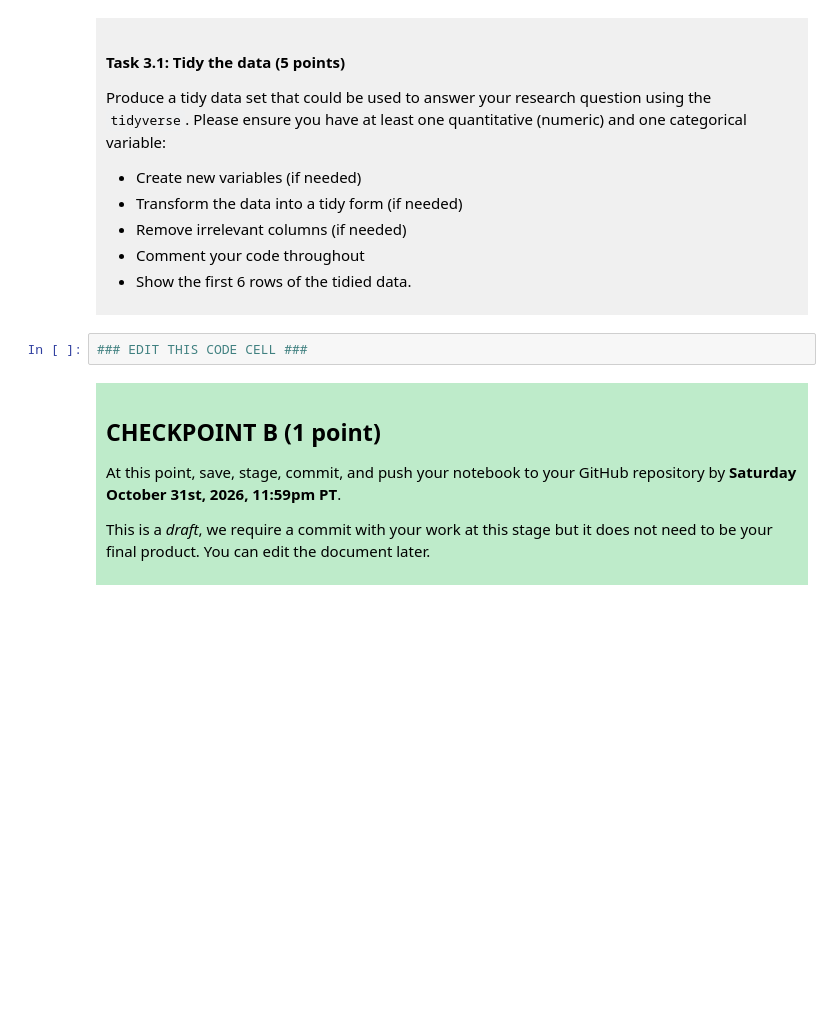
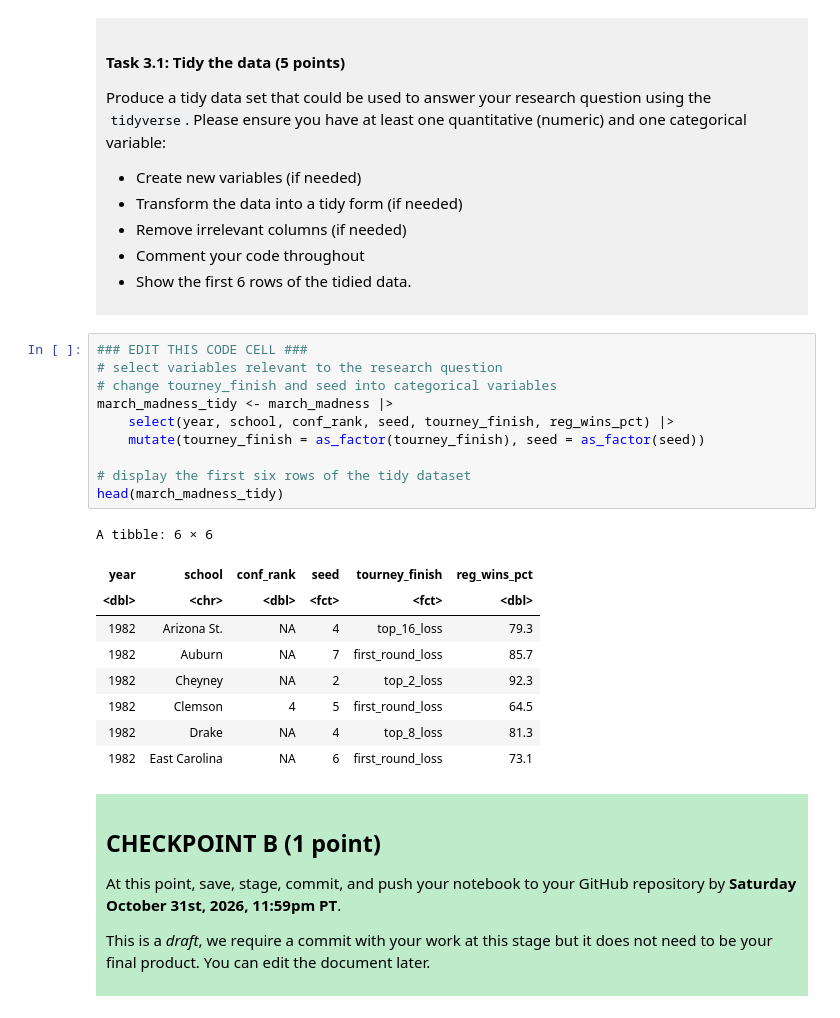
Before and after one commit to galipchen/dsci-100-project-galip-chen, a Jupyter notebook: dsci-100-project-notebook.ipynb, the cells around one changed output. Cells and saved outputs as stored; diff of their text form; blank space fills up the shorter version.

```diff
--- a/dsci-100-project-notebook.ipynb
+++ b/dsci-100-project-notebook.ipynb
@@ -190,6 +221,24 @@ Produce a tidy data set that could be used to answer your research question usin
 </div>
 # %%
 ### EDIT THIS CODE CELL ###
+# select variables relevant to the research question
+# change tourney_finish and seed into categorical variables
+march_madness_tidy <- march_madness |>
+    select(year, school, conf_rank, seed, tourney_finish, reg_wins_pct) |>
+    mutate(tourney_finish = as_factor(tourney_finish), seed = as_factor(seed))
+
+# display the first six rows of the tidy dataset
+head(march_madness_tidy)
+# %% [output]
+A tibble: 6 × 6
+| year | school | conf_rank | seed | tourney_finish | reg_wins_pct |
+| <dbl> | <chr> | <dbl> | <fct> | <fct> | <dbl> |
+| 1982 | Arizona St. | NA | 4 | top_16_loss | 79.3 |
+| 1982 | Auburn | NA | 7 | first_round_loss | 85.7 |
+| 1982 | Cheyney | NA | 2 | top_2_loss | 92.3 |
+| 1982 | Clemson | 4 | 5 | first_round_loss | 64.5 |
+| 1982 | Drake | NA | 4 | top_8_loss | 81.3 |
+| 1982 | East Carolina | NA | 6 | first_round_loss | 73.1 |
 # %% [markdown]
 <div style="background-color: #beebca; padding: 10px;">
 
```
Also changed, not shown: parts of 3 cells of this notebook.
